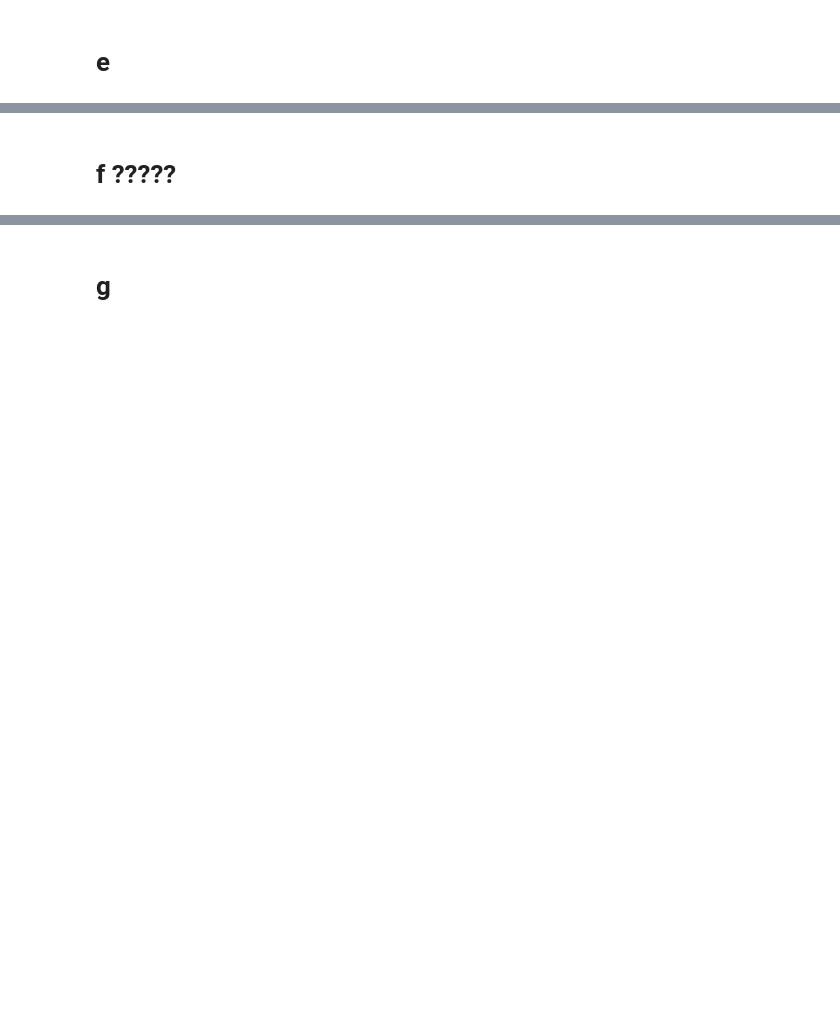
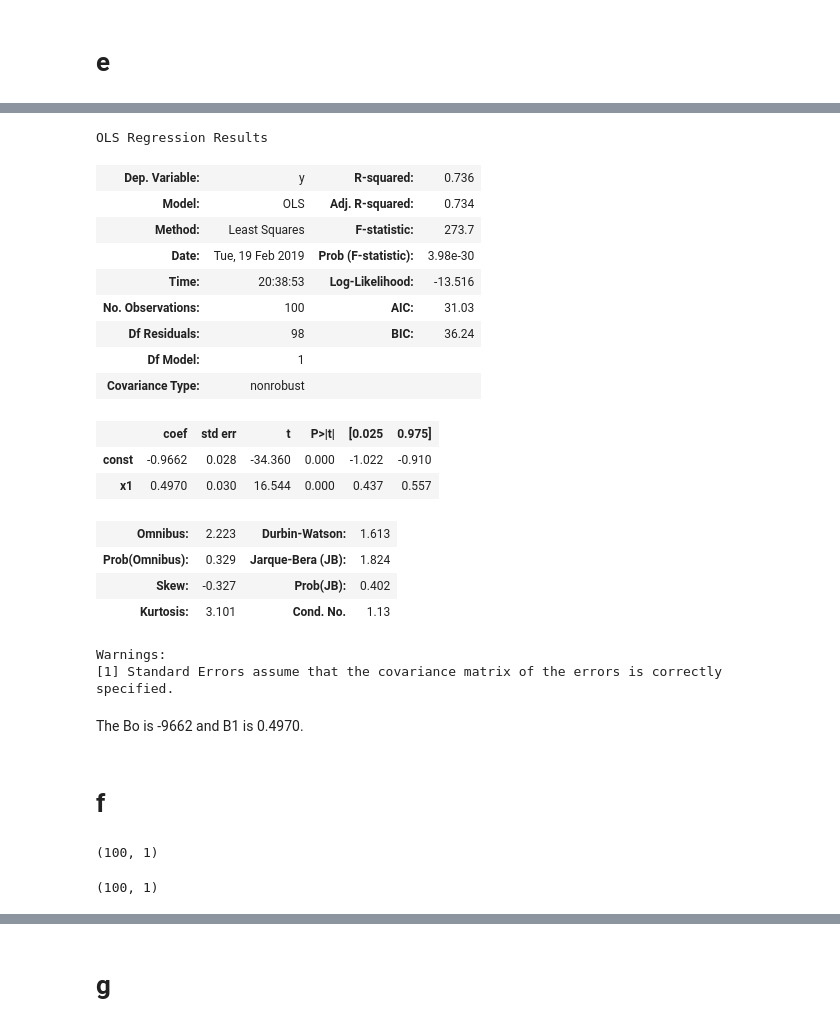
Before and after one commit to ecpease/Stats2019, a Jupyter notebook: Assignments/Assignment_1/Question3.ipynb, the cells around one changed output, grey strips where cells are left out. Cells and saved outputs as stored; diff of their text form; code cells hidden in the pictures; blank space fills up the shorter version.

```diff
--- a/Assignments/Assignment_1/Question3.ipynb
+++ b/Assignments/Assignment_1/Question3.ipynb
@@ -140,0 +141,3 @@ y=0.540272X+(-1.054281)
+# %%
+X = X.reshape(-1,1)
+X.shape
@@ -140,0 +146,3 @@ y=0.540272X+(-1.054281)
+# %%
+Y = Y.reshape(-1,1)
+Y.shape
@@ -141,2 +188,30 @@ y=0.540272X+(-1.054281)
+# %%
+X = np.append(arr = np.ones((len(X),1)).astype(int), values=X, axis=1)
+# %%
+regressor_OLS = sm.OLS(endog=Y, exog=X).fit()
+# %%
+regressor_OLS.summary()
+# %% [output]
+OLS Regression Results
+| Dep. Variable: | y | R-squared: | 0.736 |
+| Model: | OLS | Adj. R-squared: | 0.734 |
+| Method: | Least Squares | F-statistic: | 273.7 |
+| Date: | Tue, 19 Feb 2019 | Prob (F-statistic): | 3.98e-30 |
+| Time: | 20:38:53 | Log-Likelihood: | -13.516 |
+| No. Observations: | 100 | AIC: | 31.03 |
+| Df Residuals: | 98 | BIC: | 36.24 |
+| Df Model: | 1 |  |  |
+| Covariance Type: | nonrobust |  |  |
+|  | coef | std err | t | P>|t| | [0.025 | 0.975] |
+| const | -0.9662 | 0.028 | -34.360 | 0.000 | -1.022 | -0.910 |
+| x1 | 0.4970 | 0.030 | 16.544 | 0.000 | 0.437 | 0.557 |
+| Omnibus: | 2.223 | Durbin-Watson: | 1.613 |
+| Prob(Omnibus): | 0.329 | Jarque-Bera (JB): | 1.824 |
+| Skew: | -0.327 | Prob(JB): | 0.402 |
+| Kurtosis: | 3.101 | Cond. No. | 1.13 |
+Warnings:
+[1] Standard Errors assume that the covariance matrix of the errors is correctly specified.
+# %% [markdown]
+The Bo is -9662 and B1 is 0.4970.
 # %% [markdown]
-# f ?????
+# f
@@ -143,2 +220,12 @@ y=0.540272X+(-1.054281)
+# %%
+X = X.reshape(-1,1)
+X.shape
+# %% [output]
+(100, 1)
+# %%
+Y = Y.reshape(-1,1)
+Y.shape
+# %% [output]
+(100, 1)
 # %%
 X2 = X**2
```
Also changed, not shown: parts of 44 cells of this notebook, 4 other files.
